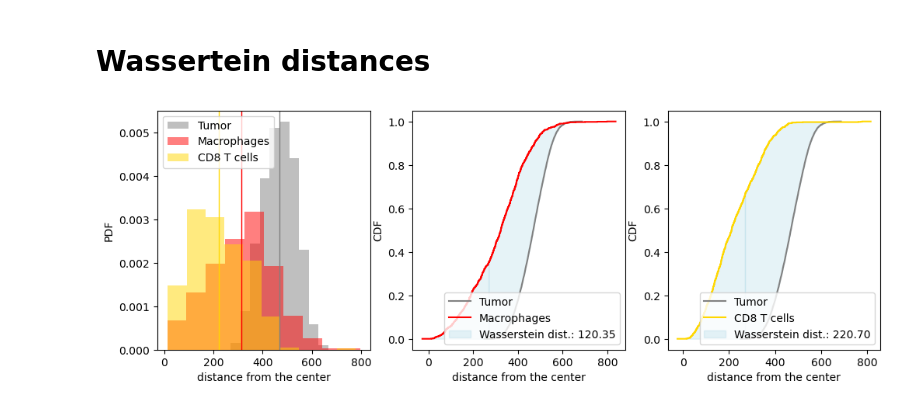
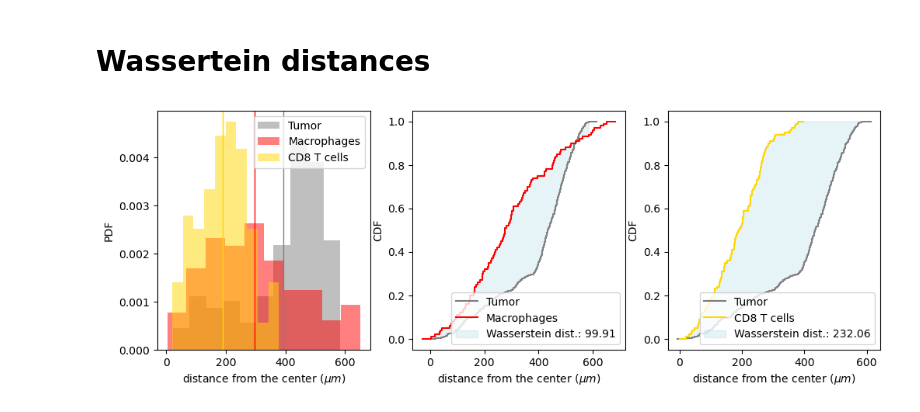
Before and after one commit to PhysiCell-Models/grammar_samples, a Jupyter notebook: Sensitivity_Analysis/Metrics.ipynb, the cells around one changed output. Saved outputs shown, nothing was run; the diff lists cells and outputs as text; code cells hidden in the pictures.

```diff
--- a/Sensitivity_Analysis/Metrics.ipynb
+++ b/Sensitivity_Analysis/Metrics.ipynb
@@ -11,3 +53,11 @@ df_all_ex3 = pd.read_feather('df_complete_ex3.feather')
+# %%
+# Columns starting with dist_ are the ones that need to be converted from binary to numpy.array
+for col in df_filtered_ex1.columns:
+    if col.startswith('dist_'):
+        df_filtered_ex1[col] = df_filtered_ex1[col].apply(lambda x: np.array(struct.unpack(f'{len(x)//8}d', x)))
+for col in df_filtered_ex3.columns:
+    if col.startswith('dist_'):
+        df_filtered_ex3[col] = df_filtered_ex3[col].apply(lambda x: np.array(struct.unpack(f'{len(x)//8}d', x)))
 # %% [markdown]
 # Cell population - AUC
 
@@ -177,36 +221,27 @@ sns.lineplot(data=df_all_ex3, x ='time', y='tumor_live', hue='sample')
 # Wassertein distances
 # %%
 # Reference sample, mean across all replicates in the last point
-df_ref3_dist = df_all_ex3[ (df_all_ex3['sample'] == 0) & (df_all_ex3['time'] == 7200)][['time', 'replicate', 'dist_tumor_live', 'dist_tumor_apop', 'dist_tumor_nec', 'dist_mac', 'dist_cd8']]
+df_ref3_dist = df_filtered_ex3[ (df_filtered_ex3['replicate'] == 0) & (df_filtered_ex3['time'] == 7200)][['time', 'replicate', 'dist_tumor_live', 'dist_tumor_apop', 'dist_tumor_nec', 'dist_mac', 'dist_cd8']]
+# Combine the three distributions of tumor cells - Tumor = Live + Apoptotic + Necrotic
 df_ref3_dist['dist_tumor'] = df_ref3_dist.apply( lambda row: np.concatenate((row['dist_tumor_live'], row['dist_tumor_apop'], row['dist_tumor_nec'])), axis=1 )
 df_ref3_dist = df_ref3_dist.drop(columns=['dist_tumor_live', 'dist_tumor_apop', 'dist_tumor_nec'])
-
-# concatenate the samples
-dist_dics3 = {}
-concatenate_cols = ['dist_tumor', 'dist_mac', 'dist_cd8']
-for col in concatenate_cols:
-    dist_dics3[col] = np.concatenate(df_ref3_dist[col].to_numpy())
-
-# Store the concatenated columns
-dist_tumor = pd.Series(dist_dics3['dist_tumor'])
-dist_mac = pd.Series(dist_dics3['dist_mac'])
-dist_cd8 = pd.Series(dist_dics3['dist_cd8'])
-
+dist_tumor = df_ref3_dist['dist_tumor'].values[0]
+dist_mac = df_ref3_dist['dist_mac'].values[0]
+dist_cd8 = df_ref3_dist['dist_cd8'].values[0]
 # Define empirical distributions of live cells
 emp_Tumor_cdf = ecdf(dist_tumor)
 emp_Mac_cdf = ecdf(dist_mac)
 emp_CD8_cdf = ecdf(dist_cd8)
 
 fig, (ax1, ax2, ax3) = plt.subplots(1, 3, figsize=(12, 4))
-
 # plot pdf approximations and means
-dist_tumor.plot(kind='hist', bins=10, density=True, alpha=0.5, ax=ax1, legend=True, label='Tumor', color='gray')
-dist_mac.plot(kind='hist', bins=10, density=True, alpha=0.5, ax=ax1, legend=True, label='Macrophages', color='red')
-dist_cd8.plot(kind='hist', bins=10, density=True, alpha=0.5, ax=ax1, legend=True, label='CD8 T cells', color='gold')
+pd.Series(dist_tumor).plot(kind='hist', bins=10, density=True, alpha=0.5, ax=ax1, legend=True, label='Tumor', color='gray')
+pd.Series(dist_mac).plot(kind='hist', bins=10, density=True, alpha=0.5, ax=ax1, legend=True, label='Macrophages', color='red')
+pd.Series(dist_cd8).plot(kind='hist', bins=10, density=True, alpha=0.5, ax=ax1, legend=True, label='CD8 T cells', color='gold')
 ax1.axvline(dist_tumor.mean(), color='gray', linestyle='solid', linewidth=1)
 ax1.axvline(dist_mac.mean(), color='red', linestyle='solid', linewidth=1)
 ax1.axvline(dist_cd8.mean(), color='gold', linestyle='solid', linewidth=1)
-ax1_set = ax1.set(xlabel='distance from the center', ylabel='PDF')
+ax1_set = ax1.set(xlabel=r'distance from the center ($\mu m$)', ylabel='PDF')
 ax1.legend()
 
 # plot empirical cdf - tumor - macrophages
@@ -217,45 +252,34 @@ wassersteinDistance = wasserstein_distance(emp_Tumor_cdf.cdf.quantiles, emp_Mac_
 # interpolate emp_liveMotile_cdf to match the length of emp_liveTumor_cdf
 interp_probabilities_mac = np.interp(emp_Tumor_cdf.cdf.quantiles, emp_Mac_cdf.cdf.quantiles, emp_Mac_cdf.cdf.probabilities)
 # interpolate emp_Tumor_cdf to match the length of emp_CD8_cdf
 interp_probabilities_tumor = np.interp(emp_Mac_cdf.cdf.quantiles, emp_Tumor_cdf.cdf.quantiles, emp_Tumor_cdf.cdf.probabilities)
 # interp_probabilities_tumor = np.interp(emp_CD8_cdf.cdf.quantiles, emp_Tumor_cdf.cdf.quantiles, emp_Tumor_cdf.cdf.probabilities)
 ax2.fill_between(emp_Tumor_cdf.cdf.quantiles, emp_Tumor_cdf.cdf.probabilities, interp_probabilities_mac, alpha=0.3,
                  where=(emp_Tumor_cdf.cdf.quantiles > emp_Mac_cdf.cdf.quantiles[0]), interpolate=True, color='lightblue', label=f'Wasserstein dist.: {wassersteinDistance:.2f}')
 ax2.fill_between(emp_Mac_cdf.cdf.quantiles, emp_Mac_cdf.cdf.probabilities, interp_probabilities_tumor, alpha=0.3,
                  where=(emp_Mac_cdf.cdf.quantiles < emp_Tumor_cdf.cdf.quantiles[0]), interpolate=True, color='lightblue')
-# plot the maximum distance between the two CDFs - Kolmogorov-sminorf test
-# max_distance = np.max(np.abs(emp_Tumor_cdf.cdf.probabilities - interp_probabilities))
-# max_distance_index = np.argmax(np.abs(emp_Tumor_cdf.cdf.probabilities - interp_probabilities))
-# ax2.plot([emp_Tumor_cdf.cdf.quantiles[max_distance_index]]*2,
-#          [emp_Tumor_cdf.cdf.probabilities[max_distance_index], interp_probabilities[max_distance_index]],
-#          color='black', linestyle='-', linewidth=1,marker='o', label=f'KS test: {max_distance:.2f}')
 
-ax2_set = ax2.set(xlabel='distance from the center', ylabel='CDF')
+ax2_set = ax2.set(xlabel=r'distance from the center ($\mu m$)', ylabel='CDF')
 ax2.legend()
 
 # plot empirical cdf - tumor - CD8 T cells
 emp_Tumor_cdf.cdf.plot(ax=ax3, label='Tumor', color='gray')
 emp_CD8_cdf.cdf.plot(ax=ax3, label='CD8 T cells', color='gold')
 # plot the area between CDFs - Wasserstein distance
 wassersteinDistance = wasserstein_distance(emp_Tumor_cdf.cdf.quantiles, emp_CD8_cdf.cdf.quantiles, emp_Tumor_cdf.cdf.probabilities, emp_CD8_cdf.cdf.probabilities)
 # interpolate emp_CD8_cdf to match the length of emp_Tumor_cdf
 interp_probabilities_cd8 = np.interp(emp_Tumor_cdf.cdf.quantiles, emp_CD8_cdf.cdf.quantiles, emp_CD8_cdf.cdf.probabilities)
 # interpolate emp_Tumor_cdf to match the length of emp_CD8_cdf
 interp_probabilities_tumor = np.interp(emp_CD8_cdf.cdf.quantiles, emp_Tumor_cdf.cdf.quantiles, emp_Tumor_cdf.cdf.probabilities)
 ax3.fill_between(emp_Tumor_cdf.cdf.quantiles, emp_Tumor_cdf.cdf.probabilities, interp_probabilities_cd8, alpha=0.3,
                  where=(emp_Tumor_cdf.cdf.quantiles > emp_CD8_cdf.cdf.quantiles[0]), interpolate=True, color='lightblue', label=f'Wasserstein dist.: {wassersteinDistance:.2f}')
 ax3.fill_between(emp_CD8_cdf.cdf.quantiles, emp_CD8_cdf.cdf.probabilities, interp_probabilities_tumor, alpha=0.3,
                  where=(emp_CD8_cdf.cdf.quantiles < emp_Tumor_cdf.cdf.quantiles[0]), interpolate=True, color='lightblue')
-# plot the maximum distance between the two CDFs - Kolmogorov-sminorf test
-# max_distance = np.max(np.abs(emp_Tumor_cdf.cdf.probabilities - interp_probabilities))
-# max_distance_index = np.argmax(np.abs(emp_Tumor_cdf.cdf.probabilities - interp_probabilities))
-# ax3.plot([emp_Tumor_cdf.cdf.quantiles[max_distance_index]]*2,
-#          [emp_Tumor_cdf.cdf.probabilities[max_distance_index], interp_probabilities[max_distance_index]],
-#          color='black', linestyle='-', linewidth=1,marker='o', label=f'KS test: {max_distance:.2f}')
 
-ax3_set = ax3.set(xlabel='distance from the center', ylabel='CDF')
+ax3_set = ax3.set(xlabel=r'distance from the center ($\mu m$)', ylabel='CDF')
 ax3.legend()
 
 plt.show()
+fig.savefig('Wassertein_dist_immune.svg', format='svg')
 # %% [output]
-[figure, old version]
+[figure, new version]
```
Also changed, not shown: parts of 9 cells of this notebook, 2 other files.
